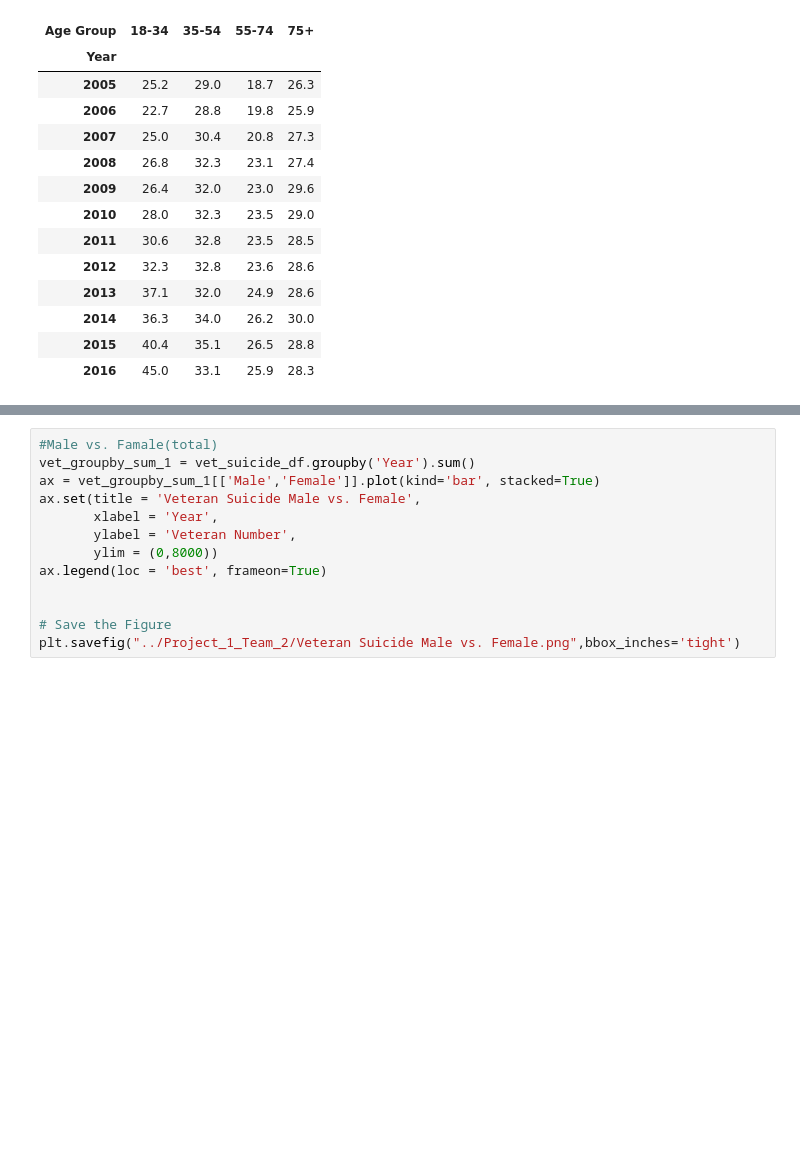
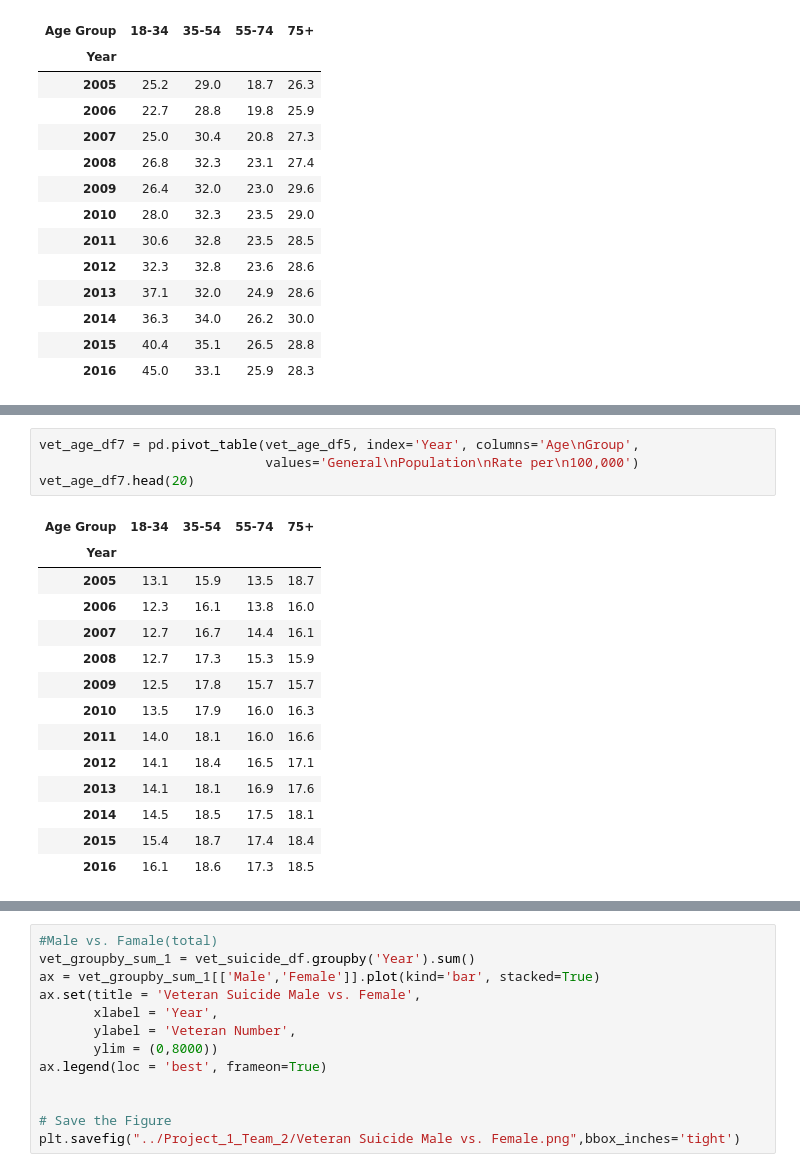
Before and after one commit to jetchechury/Project_1_SuicideAnalysis, a Jupyter notebook: JN_Project1_YX.ipynb, the cells around one changed output, grey strips where cells are left out. Cells and saved outputs as stored; diff of their text form; blank space fills up the shorter version.

```diff
--- a/JN_Project1_YX.ipynb
+++ b/JN_Project1_YX.ipynb
@@ -414,3 +415,22 @@ plt.show()
 # %% [output]
 [interactive output not drawn]
 [interactive output not drawn]
+# %%
+vet_age_df7 = pd.pivot_table(vet_age_df5, index='Year', columns='Age\nGroup',
+                             values='General\nPopulation\nRate per\n100,000')
+vet_age_df7.head(20)
+# %% [output]
+| Age Group | 18-34 | 35-54 | 55-74 | 75+ |
+| Year |  |  |  |  |
+| 2005 | 13.1 | 15.9 | 13.5 | 18.7 |
+| 2006 | 12.3 | 16.1 | 13.8 | 16.0 |
+| 2007 | 12.7 | 16.7 | 14.4 | 16.1 |
+| 2008 | 12.7 | 17.3 | 15.3 | 15.9 |
+| 2009 | 12.5 | 17.8 | 15.7 | 15.7 |
+| 2010 | 13.5 | 17.9 | 16.0 | 16.3 |
+| 2011 | 14.0 | 18.1 | 16.0 | 16.6 |
+| 2012 | 14.1 | 18.4 | 16.5 | 17.1 |
+| 2013 | 14.1 | 18.1 | 16.9 | 17.6 |
+| 2014 | 14.5 | 18.5 | 17.5 | 18.1 |
+| 2015 | 15.4 | 18.7 | 17.4 | 18.4 |
+| 2016 | 16.1 | 18.6 | 17.3 | 18.5 |
```
Also changed, not shown: parts of 6 cells of this notebook.
